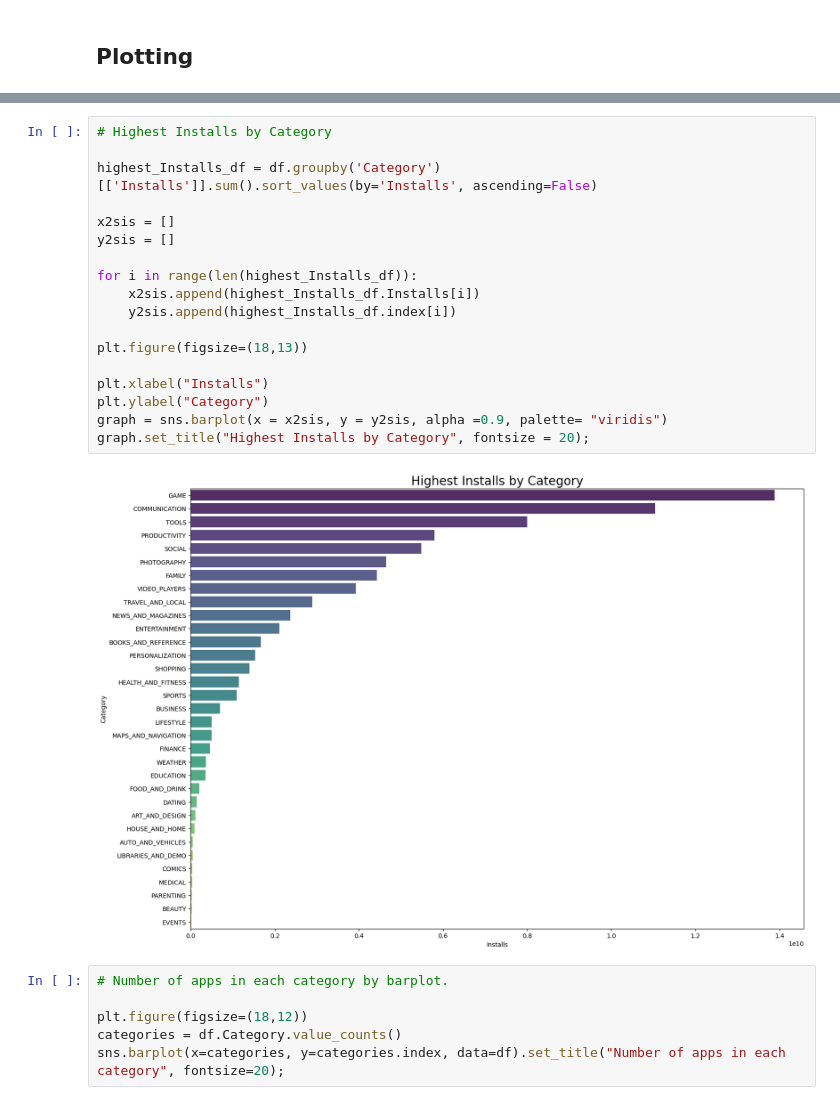
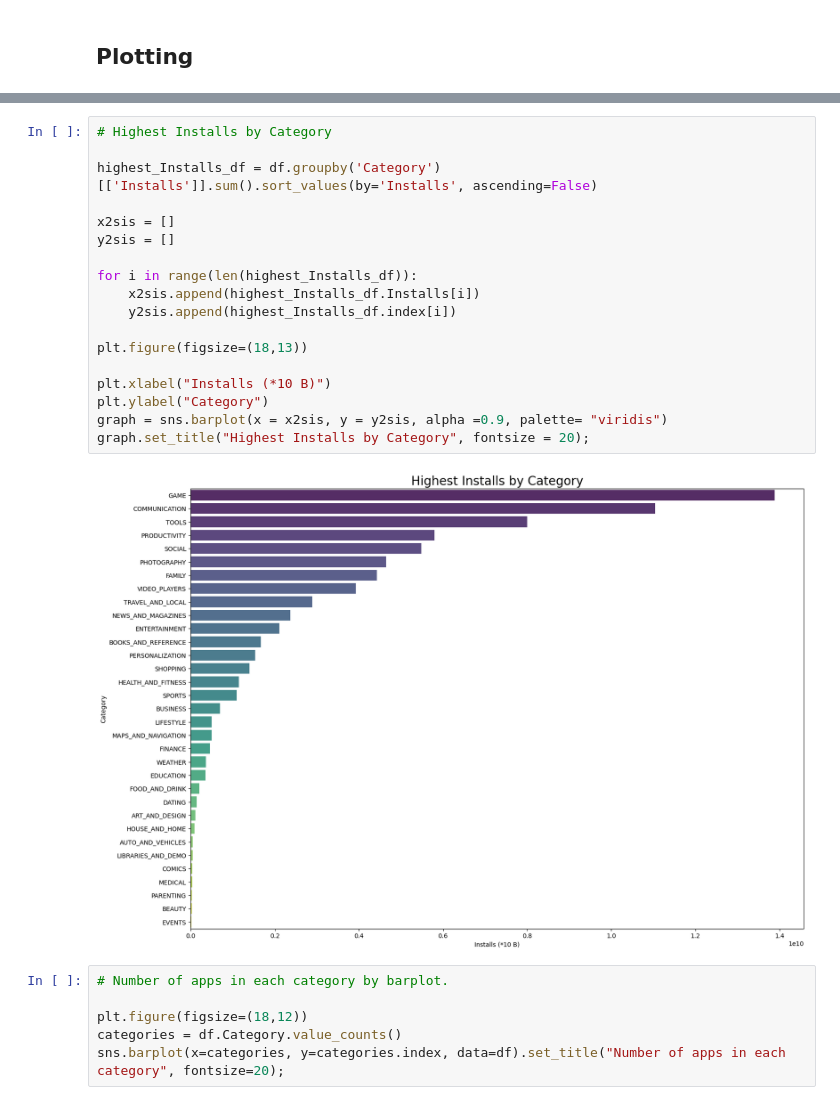
Before and after one commit to CKORKMAZZ/Team_Project_Develhope, a Jupyter notebook: data_cleaning/code.ipynb, the cells around one changed output, grey strips where cells are left out. Drawn from its saved outputs; the diff is of its cells as text.

```diff
--- a/data_cleaning/code.ipynb
+++ b/data_cleaning/code.ipynb
@@ -238,23 +238,23 @@ sorted_by_installs.head(25)
 # %%
 # Highest Installs by Category
 
 highest_Installs_df = df.groupby('Category')[['Installs']].sum().sort_values(by='Installs', ascending=False)
 
 x2sis = []
 y2sis = []
 
 for i in range(len(highest_Installs_df)):
     x2sis.append(highest_Installs_df.Installs[i])
     y2sis.append(highest_Installs_df.index[i])
 
 plt.figure(figsize=(18,13))
 
-plt.xlabel("Installs")
+plt.xlabel("Installs (*10 B)")
 plt.ylabel("Category")
 graph = sns.barplot(x = x2sis, y = y2sis, alpha =0.9, palette= "viridis")
 graph.set_title("Highest Installs by Category", fontsize = 20);
 # %% [output]
-[figure, old version]
+[figure, new version]
 # %%
 # Number of apps in each category by barplot.
 
```
Also changed, not shown: parts of 2 cells of this notebook.
